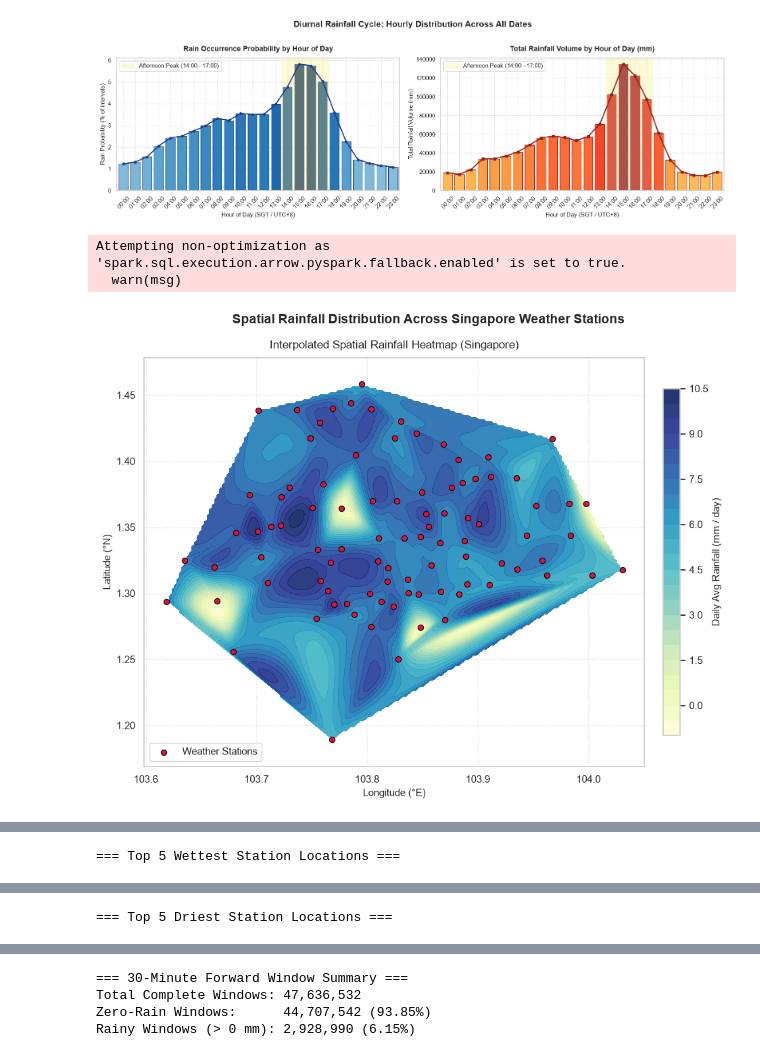
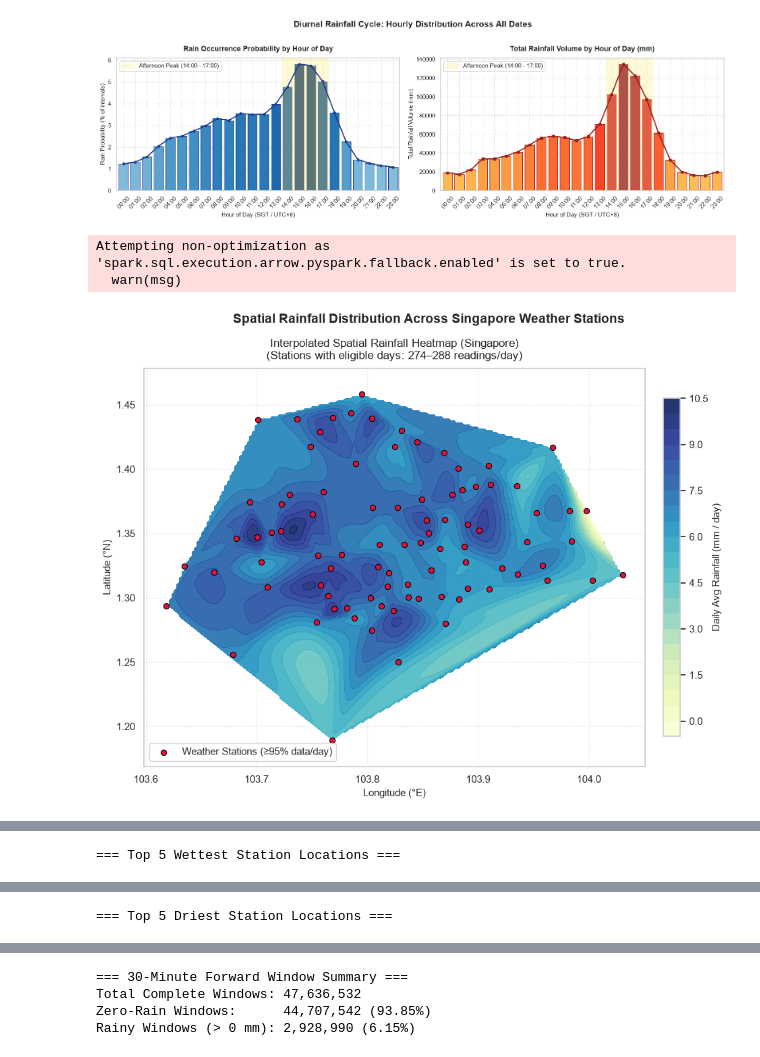
Before and after one commit to inferness/DSA5208-Projects, a Jupyter notebook: Project2/Task1/project2_part1.ipynb, the cells around one changed output, grey strips where cells are left out. Cells and saved outputs as stored; diff of their text form; code cells hidden in the pictures.

```diff
--- a/Project2/project2_part1.ipynb
+++ b/Project2/Task1/project2_part1.ipynb
@@ -637,24 +750,84 @@ import numpy as np
 import pandas as pd
 from scipy.interpolate import griddata
 from pyspark.sql import functions as F
+from pyspark.sql.window import Window
 
-# 1. Aggregate station-level coordinates and rainfall metrics
+# 1. Minimum daily readings threshold (95% of 288 5-minute intervals = 274 readings)
+# (Reference: task1_station_rainfall.py)
+MIN_DAILY_READINGS = 274
+
+# 2. Filter valid records and compute daily totals per station
+valid = df.filter(
+    F.col("station_id").isNotNull()
+    & F.col("timestamp").isNotNull()
+    & F.col("reading_value").isNotNull()
+    & ~F.isnan("reading_value")
+    & (F.col("reading_value") >= 0)
+).withColumn("observation_date", F.to_date("timestamp"))
+
+# Only include days that contain at least 95% of data (274 to 288 unique readings, no duplicates)
+daily = (
+    valid.groupBy("station_id", "observation_date")
+    .agg(
+        F.sum("reading_value").alias("daily_rainfall_mm"),
+        F.count("*").alias("n_readings"),
+        F.countDistinct("timestamp").alias("n_unique_timestamps"),
+        F.sum(F.when(F.col("reading_value") > 0, 1).otherwise(0)).alias("rainy_intervals")
+    )
+    .filter(
+        (F.col("n_unique_timestamps") >= MIN_DAILY_READINGS)
+        & (F.col("n_unique_timestamps") <= 288)
+        & (F.col("n_readings") == F.col("n_unique_timestamps"))
+    )
+    .withColumn("year", F.year("observation_date"))
+    .filter(F.col("year").between(2017, 2024))
+)
+
+# 3. Station summaries: equal weight for each qualifying day
+station_summary = daily.groupBy("station_id").agg(
+    F.round(F.avg("daily_rainfall_mm"), 2).alias("daily_avg_mm"),
+    F.round(F.sum("daily_rainfall_mm"), 1).alias("total_rainfall_mm"),
+    F.round(F.sum("rainy_intervals") / F.sum("n_readings") * 100, 2).alias("rain_prob_pct"),
+    F.count("*").alias("eligible_days"),
+    F.countDistinct("year").alias("years_represented")
+)
+
+# 4. Representative station coordinates (most frequent location recorded, latest as tie-break)
+location_rows = df.filter(
+    F.col("station_id").isNotNull()
+    & F.col("timestamp").isNotNull()
+    & F.col("location_latitude").isNotNull()
+    & F.col("location_longitude").isNotNull()
+    & ~F.isnan("location_latitude")
+    & ~F.isnan("location_longitude")
+    & F.col("location_latitude").between(-90, 90)
+    & F.col("location_longitude").between(-180, 180)
+    & F.year("timestamp").between(2017, 2024)
+)
+locations = location_rows.groupBy("station_id", "location_latitude", "location_longitude").agg(
+    F.count("*").alias("location_observations"),
+    F.max("timestamp").alias("last_seen")
+)
+location_window = Window.partitionBy("station_id").orderBy(
+    F.desc("location_observations"), F.desc("last_seen"),
+    "location_latitude", "location_longitude"
+)
+representative_locations = locations.withColumn("rank", F.row_number().over(location_window)).filter(
+    F.col("rank") == 1
+).select(
+    F.col("station_id"),
+    F.col("location_longitude").alias("longitude"),
+    F.col("location_latitude").alias("latitude")
+)
+
+# 5. Join summary metrics with representative coordinates into Pandas DataFrame
 station_geo = (
-    df.groupBy("station_id")
-    .agg(
-        F.first("location_longitude").alias("longitude"),
-        F.first("location_latitude").alias("latitude"),
-        F.round(F.sum("reading_value"), 1).alias("total_rainfall_mm"),
-        # Normalized daily average rainfall (mm / day) across active reading periods
-        F.round(F.sum("reading_value") / (F.count("*") / 288), 2).alias("daily_avg_mm"),
-        F.round(F.mean(F.when(F.col("reading_value") > 0, 1.0).otherwise(0.0)) * 100, 2).alias("rain_prob_pct"),
-        F.count("*").alias("readings_count")
-    )
-    .filter(F.col("longitude").isNotNull() & F.col("latitude").isNotNull())
+    station_summary
+    .join(representative_locations, "station_id", "inner")
     .toPandas()
 )
 
-# 2. 2D Spatial Grid Interpolation for Continuous Heatmap
+# 6. 2D Spatial Grid Interpolation for Continuous Heatmap
 lons = station_geo["longitude"].values
 lats = station_geo["latitude"].values
 rain_vals = station_geo["daily_avg_mm"].values
@@ -684,10 +857,10 @@ cbar1.set_label("Daily Avg Rainfall (mm / day)", fontsize=11)
 # Overlay station markers on heatmap
 ax1.scatter(
     lons, lats, c="crimson", edgecolor="black", s=35, linewidth=0.8,
-    label="Weather Stations", zorder=5
+    label="Weather Stations (≥95% data/day)", zorder=5
 )
 fig1.suptitle("Spatial Rainfall Distribution Across Singapore Weather Stations", fontsize=14, fontweight="bold", y=0.98)
-ax1.set_title("Interpolated Spatial Rainfall Heatmap (Singapore)", fontsize=12, pad=10)
+ax1.set_title("Interpolated Spatial Rainfall Heatmap (Singapore)\n(Stations with eligible days: 274–288 readings/day)", fontsize=12, pad=10)
 ax1.set_xlabel("Longitude (°E)", fontsize=11)
 ax1.set_ylabel("Latitude (°N)", fontsize=11)
 ax1.legend(loc="lower left", frameon=True)
@@ -718,35 +891,35 @@ for _, row in top_wet.iterrows():
         f"{row['station_id']}: {row['daily_avg_mm']}mm",
         (row["longitude"], row["latitude"]),
         xytext=(6, 6), textcoords="offset points",
         fontsize=9, fontweight="bold", color="#1e3a8a",
         bbox=dict(boxstyle="round,pad=0.2", facecolor="#bfdbfe", edgecolor="#3b82f6", alpha=0.8)
     )
 
 for _, row in top_dry.iterrows():
     ax2.annotate(
         f"{row['station_id']}: {row['daily_avg_mm']}mm",
         (row["longitude"], row["latitude"]),
         xytext=(6, -12), textcoords="offset points",
         fontsize=9, fontweight="bold", color="#991b1b",
         bbox=dict(boxstyle="round,pad=0.2", facecolor="#fecaca", edgecolor="#ef4444", alpha=0.8)
     )
 
 fig2.suptitle("Spatial Rainfall Distribution Across Singapore Weather Stations", fontsize=14, fontweight="bold", y=0.98)
-ax2.set_title("Station Locations & Relative Rainfall Volumes", fontsize=12, pad=10)
+ax2.set_title("Station Locations & Relative Rainfall Volumes\n(Stations with eligible days: 274–288 readings/day)", fontsize=12, pad=10)
 ax2.set_xlabel("Longitude (°E)", fontsize=11)
 ax2.set_ylabel("Latitude (°N)", fontsize=11)
 ax2.grid(True, linestyle=":", alpha=0.6)
 
 plt.tight_layout()
 plt.show()
 
-# 4. Tabular Summary of Top Wettest & Driest Locations
+# 7. Tabular Summary of Top Wettest & Driest Locations
 print("=== Top 5 Wettest Station Locations ===")
-display(station_geo.sort_values(by="daily_avg_mm", ascending=False)[["station_id", "longitude", "latitude", "daily_avg_mm", "rain_prob_pct"]].head(5))
+display(station_geo.sort_values(by="daily_avg_mm", ascending=False)[["station_id", "longitude", "latitude", "daily_avg_mm", "rain_prob_pct", "eligible_days"]].head(5))
 
 print("=== Top 5 Driest Station Locations ===")
-display(station_geo.sort_values(by="daily_avg_mm", ascending=True)[["station_id", "longitude", "latitude", "daily_avg_mm", "rain_prob_pct"]].head(5))
+display(station_geo.sort_values(by="daily_avg_mm", ascending=True)[["station_id", "longitude", "latitude", "daily_avg_mm", "rain_prob_pct", "eligible_days"]].head(5))
 # %% [output]
 Attempting non-optimization as 'spark.sql.execution.arrow.pyspark.fallback.enabled' is set to true.
   warn(msg)
-[figure, old version]
+[figure, new version]
```
Also changed, not shown: parts of 7 cells of this notebook, 21 other files.
